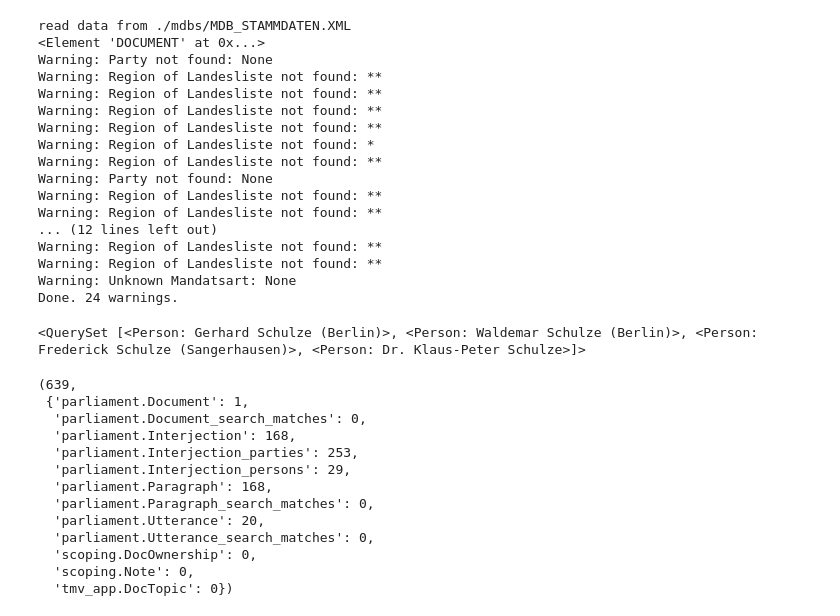
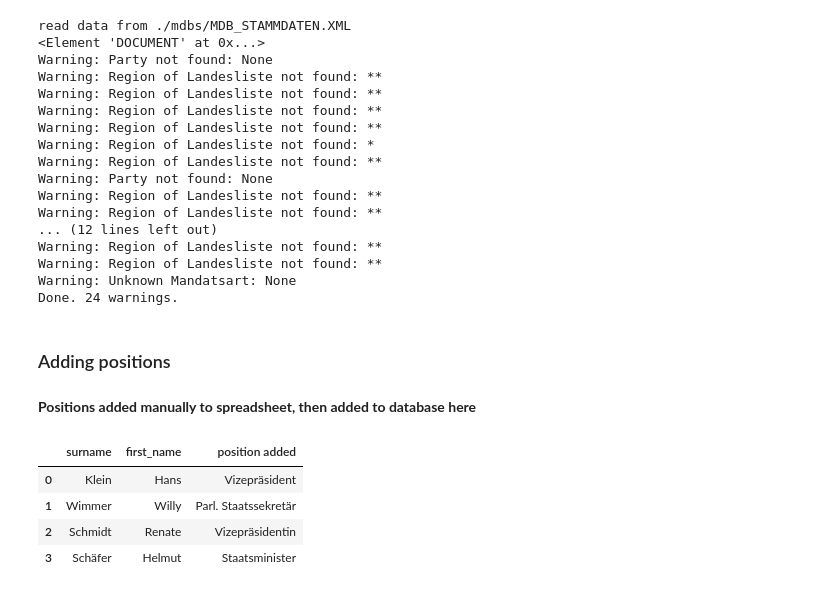
Before and after one commit to mcc-apsis/plpr-scraper, a Jupyter notebook: scraper/new_mdb.ipynb, the cells around one changed output. Saved outputs shown, nothing was run; the diff lists cells and outputs as text; code cells hidden in the pictures.

```diff
--- a/scraper/new_mdb.ipynb
+++ b/scraper/new_mdb.ipynb
@@ -71,23 +74,17 @@ Warning: Region of Landesliste not found: **
 Warning: Region of Landesliste not found: **
 Warning: Unknown Mandatsart: None
 Done. 24 warnings.
-# %%
-pm.Person.objects.filter(surname="Schulze")
-# %% [output]
-<QuerySet [<Person: Gerhard Schulze (Berlin)>, <Person: Waldemar Schulze (Berlin)>, <Person: Frederick Schulze (Sangerhausen)>, <Person: Dr. Klaus-Peter Schulze>]>
-# %%
-pm.Document.objects.last().delete()
-# %% [output]
-(639,
- {'parliament.Document': 1,
-  'parliament.Document_search_matches': 0,
-  'parliament.Interjection': 168,
-  'parliament.Interjection_parties': 253,
-  'parliament.Interjection_persons': 29,
-  'parliament.Paragraph': 168,
-  'parliament.Paragraph_search_matches': 0,
-  'parliament.Utterance': 20,
-  'parliament.Utterance_search_matches': 0,
-  'scoping.DocOwnership': 0,
-  'scoping.Note': 0,
-  'tmv_app.DocTopic': 0})
+# %% [markdown]
+### Adding positions
+# %% [markdown]
+**Positions added manually to spreadsheet, then added to database here**
+# %%
+import pandas as pd
+pos_add = pd.read_csv('mdb_positions_added.csv')
+pos_add
+# %% [output]
+|  | surname | first_name | position added |
+| 0 | Klein | Hans | Vizepräsident |
+| 1 | Wimmer | Willy | Parl. Staatssekretär |
+| 2 | Schmidt | Renate | Vizepräsidentin |
+| 3 | Schäfer | Helmut | Staatsminister |
```
Also changed, not shown: parts of 3 cells of this notebook, 5 other files.
